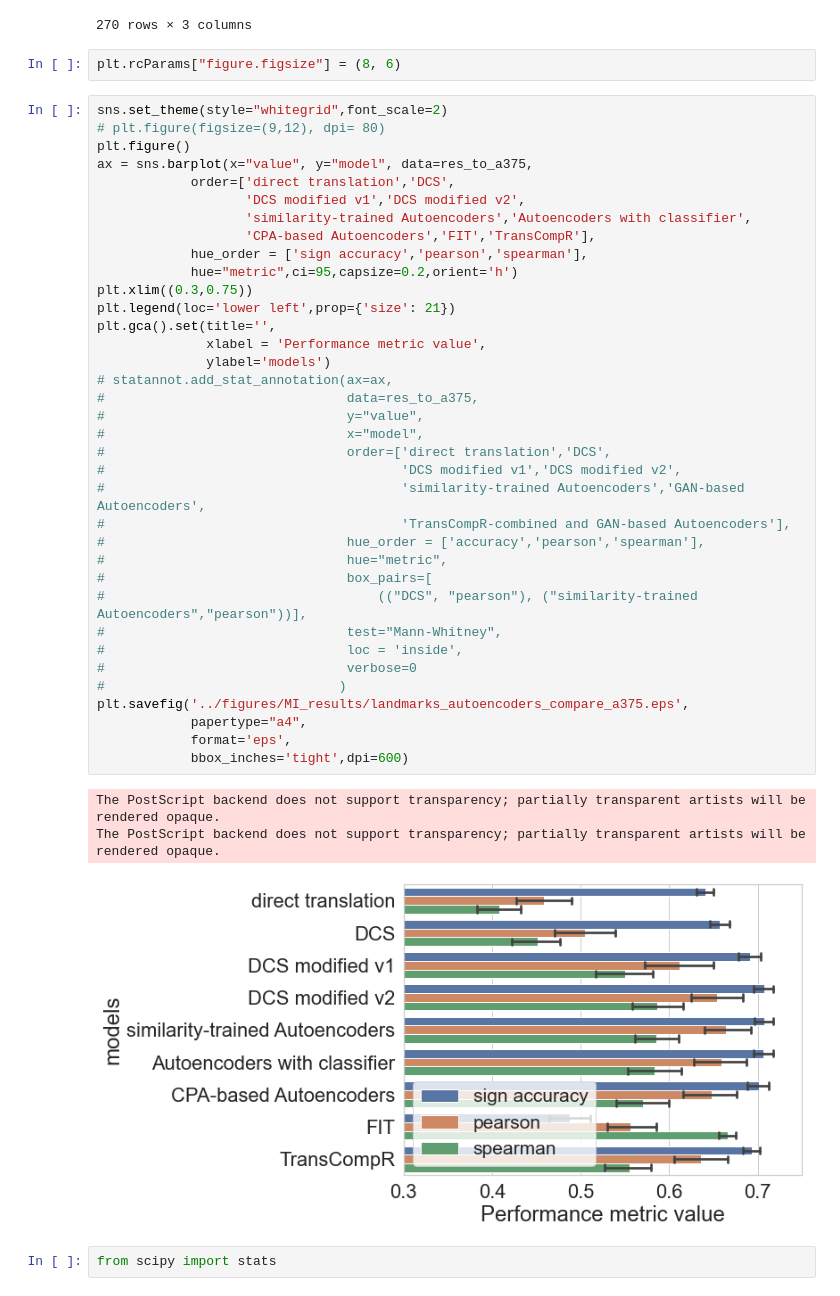
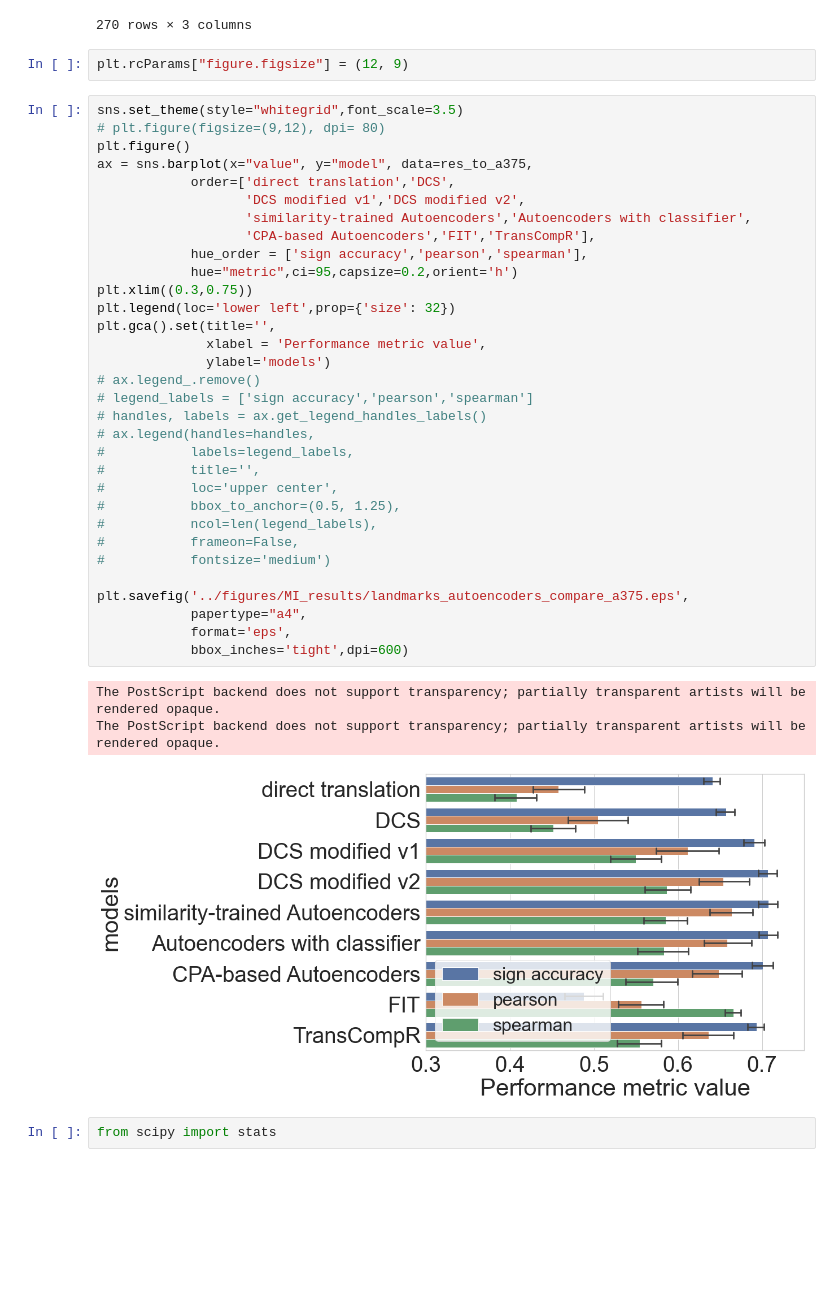
Before and after one commit to Lauffenburger-Lab/OmicTranslationBenchmark, a Jupyter notebook: figures/AutoencodersFinalComparePlotLandmarks.ipynb, the cells around one changed output. Cells and saved outputs as stored; diff of their text form; blank space fills up the shorter version.

Commit message:
serology done and final modifications for figures 1 to 2

```diff
--- a/figures/AutoencodersFinalComparePlotLandmarks.ipynb
+++ b/figures/AutoencodersFinalComparePlotLandmarks.ipynb
@@ -126,47 +126,43 @@ res_to_a375
 | 269 | FIT | sign accuracy | 0.477075 |
 270 rows × 3 columns
 # %%
-plt.rcParams["figure.figsize"] = (8, 6)
+plt.rcParams["figure.figsize"] = (12, 9)
 # %%
-sns.set_theme(style="whitegrid",font_scale=2)
+sns.set_theme(style="whitegrid",font_scale=3.5)
 # plt.figure(figsize=(9,12), dpi= 80)
 plt.figure()
 ax = sns.barplot(x="value", y="model", data=res_to_a375,
             order=['direct translation','DCS',
                    'DCS modified v1','DCS modified v2',
                    'similarity-trained Autoencoders','Autoencoders with classifier',
                    'CPA-based Autoencoders','FIT','TransCompR'],
             hue_order = ['sign accuracy','pearson','spearman'],
             hue="metric",ci=95,capsize=0.2,orient='h')
 plt.xlim((0.3,0.75))
-plt.legend(loc='lower left',prop={'size': 21})
+plt.legend(loc='lower left',prop={'size': 32})
 plt.gca().set(title='',
               xlabel = 'Performance metric value',
               ylabel='models')
-# statannot.add_stat_annotation(ax=ax,
-#                               data=res_to_a375,
-#                               y="value",
-#                               x="model",
-#                               order=['direct translation','DCS',
-#                                      'DCS modified v1','DCS modified v2',
-#                                      'similarity-trained Autoencoders','GAN-based Autoencoders',
-#                                      'TransCompR-combined and GAN-based Autoencoders'],
-#                               hue_order = ['accuracy','pearson','spearman'],
-#                               hue="metric",
-#                               box_pairs=[
-#                                   (("DCS", "pearson"), ("similarity-trained Autoencoders","pearson"))],
-#                               test="Mann-Whitney",
-#                               loc = 'inside',
-#                               verbose=0
-#                              )
+# ax.legend_.remove()
+# legend_labels = ['sign accuracy','pearson','spearman']
+# handles, labels = ax.get_legend_handles_labels()
+# ax.legend(handles=handles,
+#           labels=legend_labels,
+#           title='',
+#           loc='upper center',
+#           bbox_to_anchor=(0.5, 1.25),
+#           ncol=len(legend_labels),
+#           frameon=False,
+#           fontsize='medium')
+
 plt.savefig('../figures/MI_results/landmarks_autoencoders_compare_a375.eps',
             papertype="a4",
             format='eps',
             bbox_inches='tight',dpi=600)
 # %% [output]
 The PostScript backend does not support transparency; partially transparent artists will be rendered opaque.
 The PostScript backend does not support transparency; partially transparent artists will be rendered opaque.
-[figure, old version]
+[figure, new version]
 # %%
 from scipy import stats
 # %%
```
Also changed, not shown: parts of 7 cells of this notebook, 32 other files.
